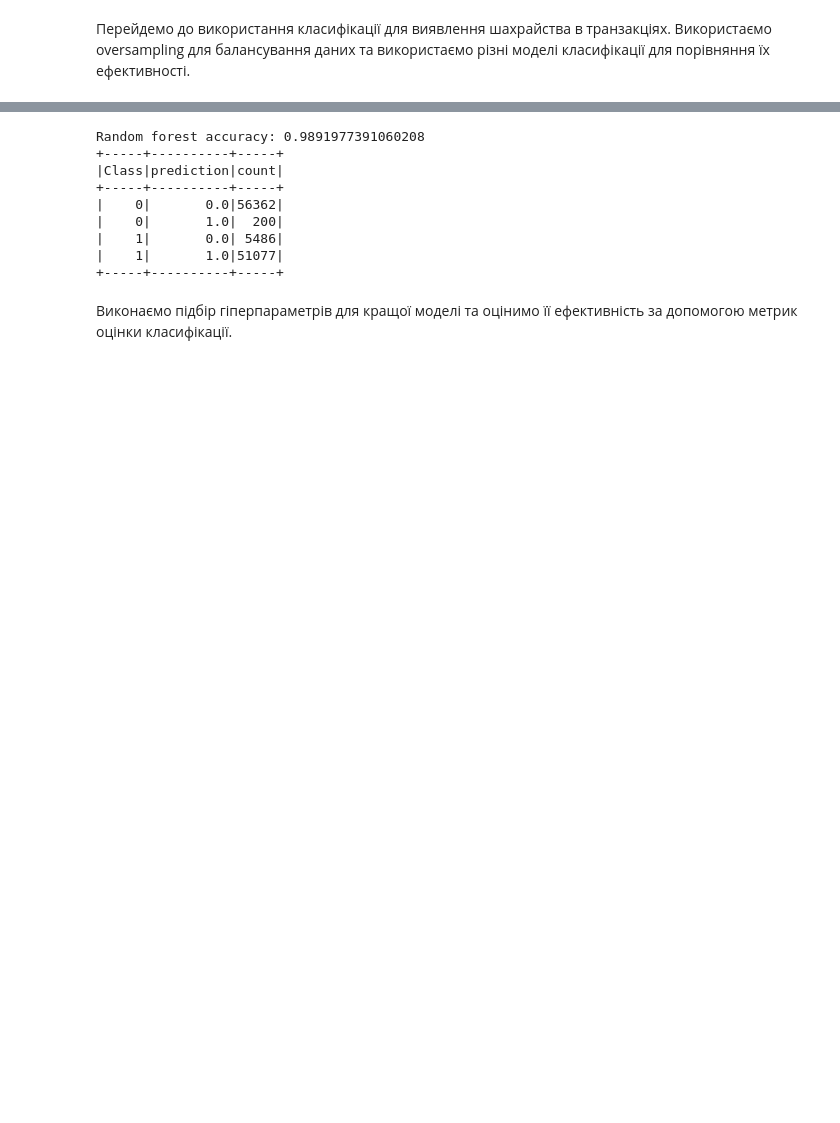
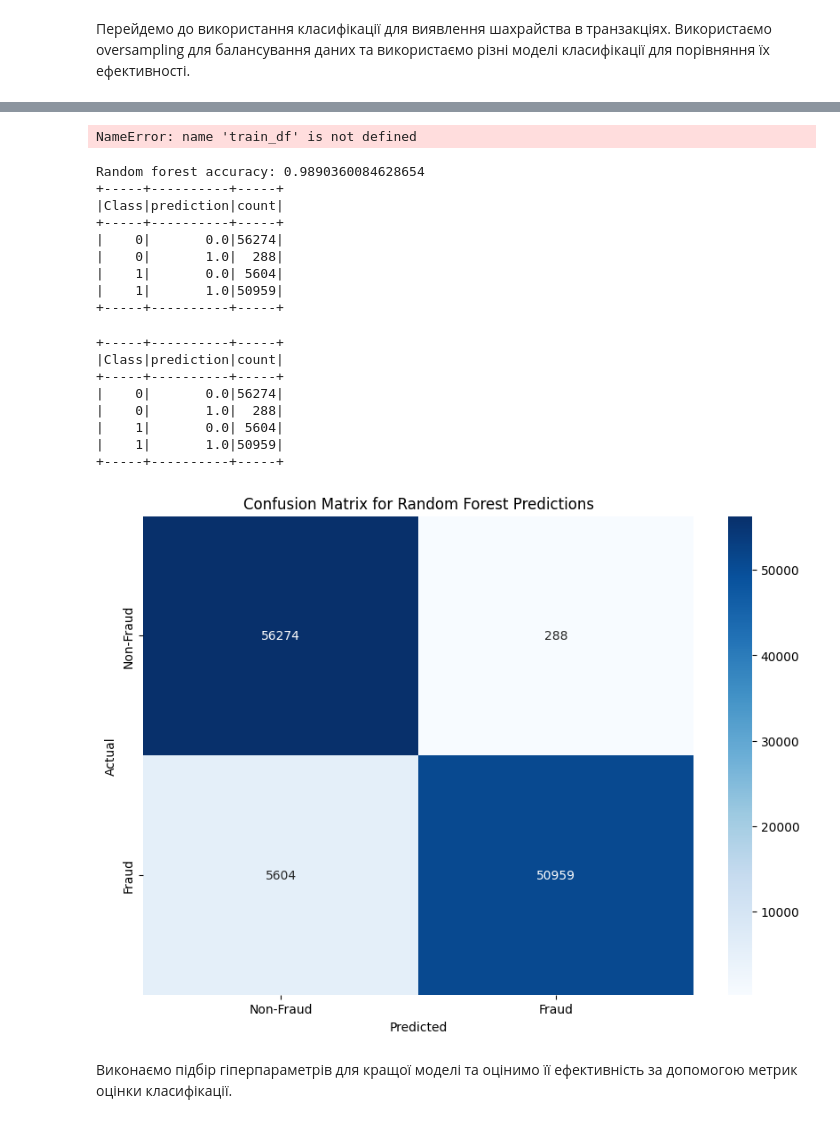
Before and after one commit to anryts/realtime_fraud, a Jupyter notebook: classification_model.ipynb, the cells around one changed output, grey strips where cells are left out. Drawn from its saved outputs; the diff is of its cells as text; code cells hidden in the pictures; blank space fills up the shorter version.

```diff
--- a/classification_model.ipynb
+++ b/classification_model.ipynb
@@ -128,16 +146,16 @@ Evening:  116
 # %% [markdown]
 Перейдемо до використання класифікації для виявлення шахрайства в транзакціях. Використаємо oversampling для балансування даних та використаємо різні моделі класифікації для порівняння їх ефективності.
 # %%
-fraud_count = fraud_df.where(col("Class") == 1).count()
+fraud_count = data.where(col("Class") == 1).count()
 print(fraud_count)
-non_fraud_df = fraud_df.where(col("Class") == 0)
+non_fraud_df = data.where(col("Class") == 0)
 
 non_fraud_count = non_fraud_df.count()
 
 n_samples_to_add = non_fraud_count - fraud_count
 print(n_samples_to_add)
 # Randomly sample the fraud transactions to add duplicates
-fraud_oversampled_df = fraud_df.where(col("Class") == 1).sample(withReplacement=True, fraction=n_samples_to_add / fraud_count, seed=3445)
+fraud_oversampled_df = data.where(col("Class") == 1).sample(withReplacement=True, fraction=n_samples_to_add / fraud_count, seed=3445)
 
 # Combine the oversampled fraud data with the non-fraud data
 balanced_df = non_fraud_df.union(fraud_oversampled_df)
@@ -199,15 +216,24 @@ Model accuracy: 0.9866308687319001
 |    1|       0.0| 4637|
 |    1|       1.0|51926|
 +-----+----------+-----+
+# %%
+print(train_df.columns)
+# %% [output]
+NameError: name 'train_df' is not defined
 # %%
 # Use the random forest classifier
 
 from pyspark.ml.classification import RandomForestClassifier
 
-# Define the random forest classifier
+
+# Vector assembler to combine features into a single feature vector
+assembler = VectorAssembler(inputCols=feature_columns, outputCol="features")
+
+
+# Define the random forest classifier with increased maxBins
 rf = RandomForestClassifier(labelCol="Class", featuresCol="features")
 
-# Create a new pipeline that includes the random forest classifier
+# Create a pipeline that first indexes the categorical column and then performs classification
 pipeline_rf = Pipeline(stages=[assembler, rf])
 
 # Train the model
@@ -223,15 +249,46 @@ print(f"Random forest accuracy: {accuracy_rf}")
 # Show the confusion matrix
 predictions_rf.groupBy("Class", "prediction").count().show()
 # %% [output]
-Random forest accuracy: 0.9891977391060208
+Random forest accuracy: 0.9890360084628654
 +-----+----------+-----+
 |Class|prediction|count|
 +-----+----------+-----+
-|    0|       0.0|56362|
-|    0|       1.0|  200|
-|    1|       0.0| 5486|
-|    1|       1.0|51077|
+|    0|       0.0|56274|
+|    0|       1.0|  288|
+|    1|       0.0| 5604|
+|    1|       1.0|50959|
 +-----+----------+-----+
+# %%
+import seaborn as sns
+from sklearn.metrics import confusion_matrix
+
+# Show the confusion matrix for Random Forest predictions
+predictions_rf.groupBy("Class", "prediction").count().show()
+import matplotlib.pyplot as plt
+
+# Convert predictions to Pandas DataFrame
+predictions_rf_pd = predictions_rf.select("Class", "prediction").toPandas()
+
+# Compute confusion matrix
+cm = confusion_matrix(predictions_rf_pd["Class"], predictions_rf_pd["prediction"])
+
+# Plot confusion matrix
+plt.figure(figsize=(10, 7))
+sns.heatmap(cm, annot=True, fmt="d", cmap="Blues", xticklabels=["Non-Fraud", "Fraud"], yticklabels=["Non-Fraud", "Fraud"])
+plt.xlabel("Predicted")
+plt.ylabel("Actual")
+plt.title("Confusion Matrix for Random Forest Predictions")
+plt.show()
+# %% [output]
++-----+----------+-----+
+|Class|prediction|count|
++-----+----------+-----+
+|    0|       0.0|56274|
+|    0|       1.0|  288|
+|    1|       0.0| 5604|
+|    1|       1.0|50959|
++-----+----------+-----+
+[figure, added]
 # %% [markdown]
 Виконаємо підбір гіперпараметрів для кращої моделі та оцінимо її ефективність за допомогою метрик оцінки класифікації.
 # %%
```
Also changed, not shown: parts of 14 cells of this notebook, 4 other files.
